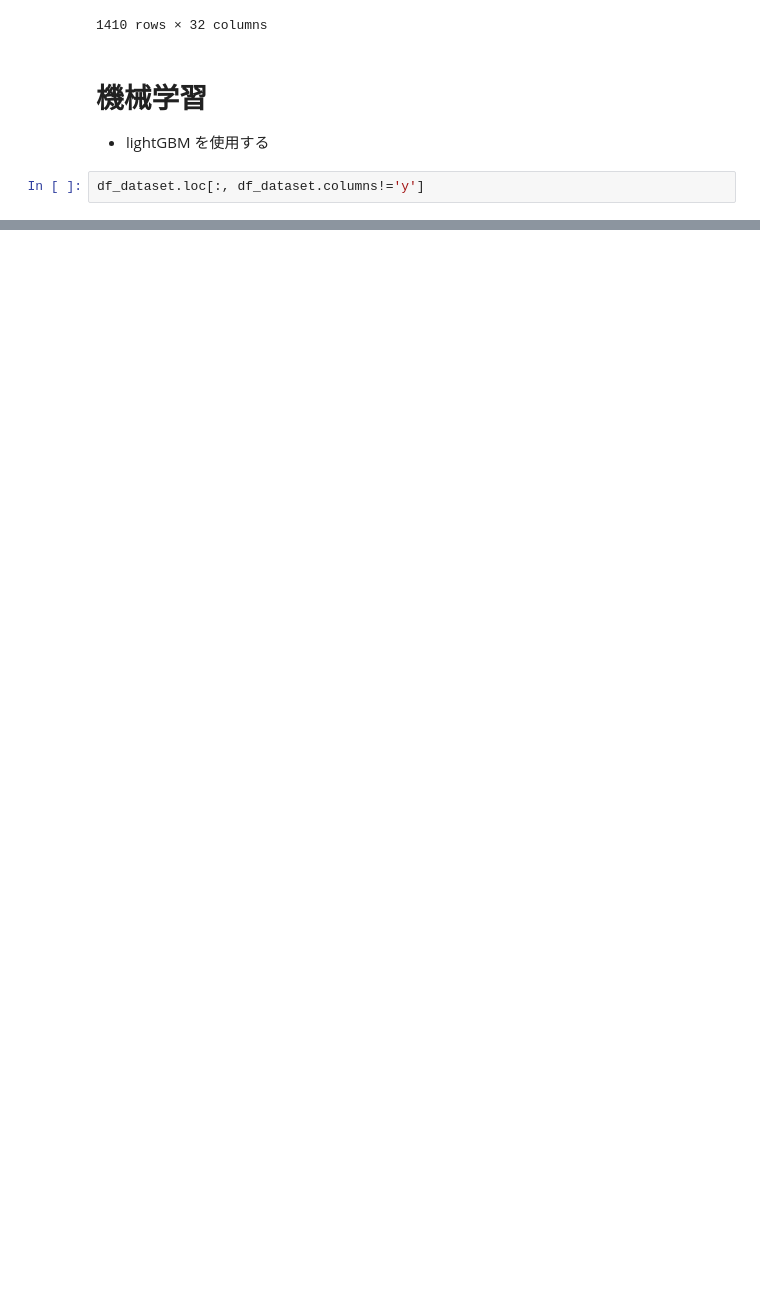
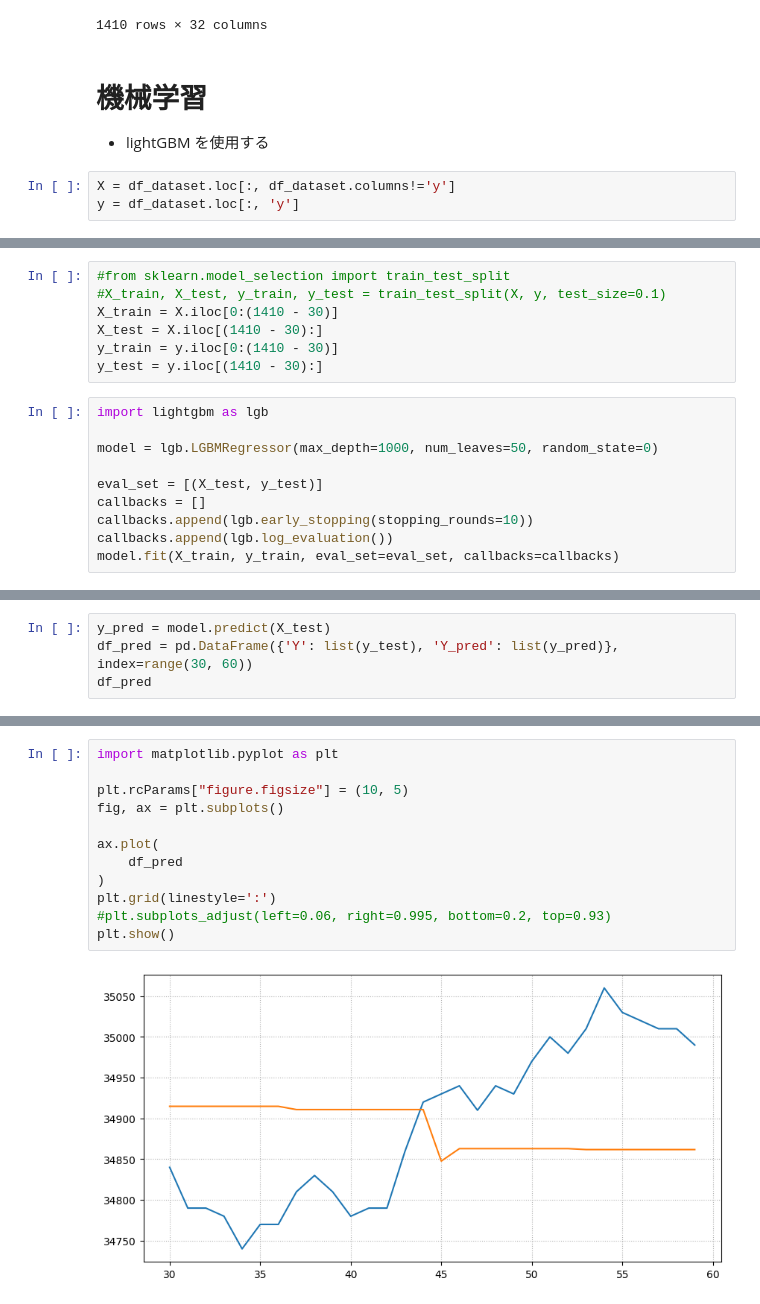
Before and after one commit to bitwalk123/stock-explorer, a Jupyter notebook: jupyter/analysis_day_trade_03.ipynb, the cells around one changed output, grey strips where cells are left out. Drawn from its saved outputs; the diff is of its cells as text; blank space fills up the shorter version.

```diff
--- a/jupyter/analysis_day_trade_03.ipynb
+++ b/jupyter/analysis_day_trade_03.ipynb
@@ -77,4 +77,5 @@ df_dataset
 
 - lightGBM を使用する
 # %%
-df_dataset.loc[:, df_dataset.columns!='y']
+X = df_dataset.loc[:, df_dataset.columns!='y']
+y = df_dataset.loc[:, 'y']
@@ -94,0 +82,17 @@ df_dataset.loc[:, df_dataset.columns!='y']
+# %%
+#from sklearn.model_selection import train_test_split
+#X_train, X_test, y_train, y_test = train_test_split(X, y, test_size=0.1)
+X_train = X.iloc[0:(1410 - 30)]
+X_test = X.iloc[(1410 - 30):]
+y_train = y.iloc[0:(1410 - 30)]
+y_test = y.iloc[(1410 - 30):]
+# %%
+import lightgbm as lgb
+
+model = lgb.LGBMRegressor(max_depth=1000, num_leaves=50, random_state=0)
+
+eval_set = [(X_test, y_test)]
+callbacks = []
+callbacks.append(lgb.early_stopping(stopping_rounds=10))
+callbacks.append(lgb.log_evaluation())
+model.fit(X_train, y_train, eval_set=eval_set, callbacks=callbacks)
@@ -94,0 +118,4 @@ df_dataset.loc[:, df_dataset.columns!='y']
+# %%
+y_pred = model.predict(X_test)
+df_pred = pd.DataFrame({'Y': list(y_test), 'Y_pred': list(y_pred)}, index=range(30, 60))
+df_pred
@@ -94,0 +140,14 @@ df_dataset.loc[:, df_dataset.columns!='y']
+# %%
+import matplotlib.pyplot as plt
+
+plt.rcParams["figure.figsize"] = (10, 5)
+fig, ax = plt.subplots()
+
+ax.plot(
+    df_pred
+)
+plt.grid(linestyle=':')
+#plt.subplots_adjust(left=0.06, right=0.995, bottom=0.2, top=0.93)
+plt.show()
+# %% [output]
+[figure, added]
```
Also changed, not shown: parts of 3 cells of this notebook, 2 other files.
